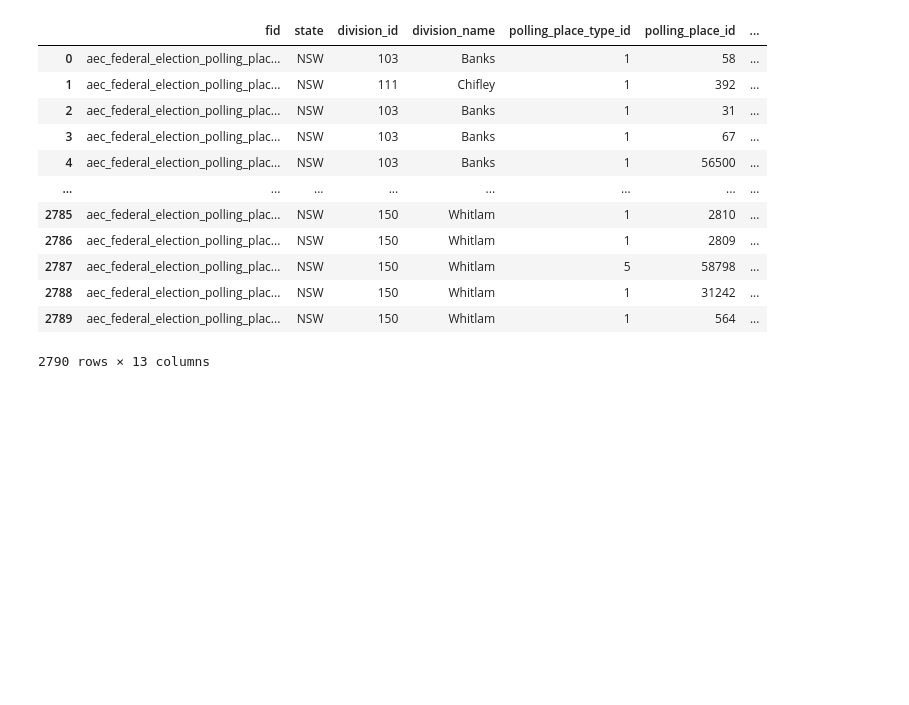
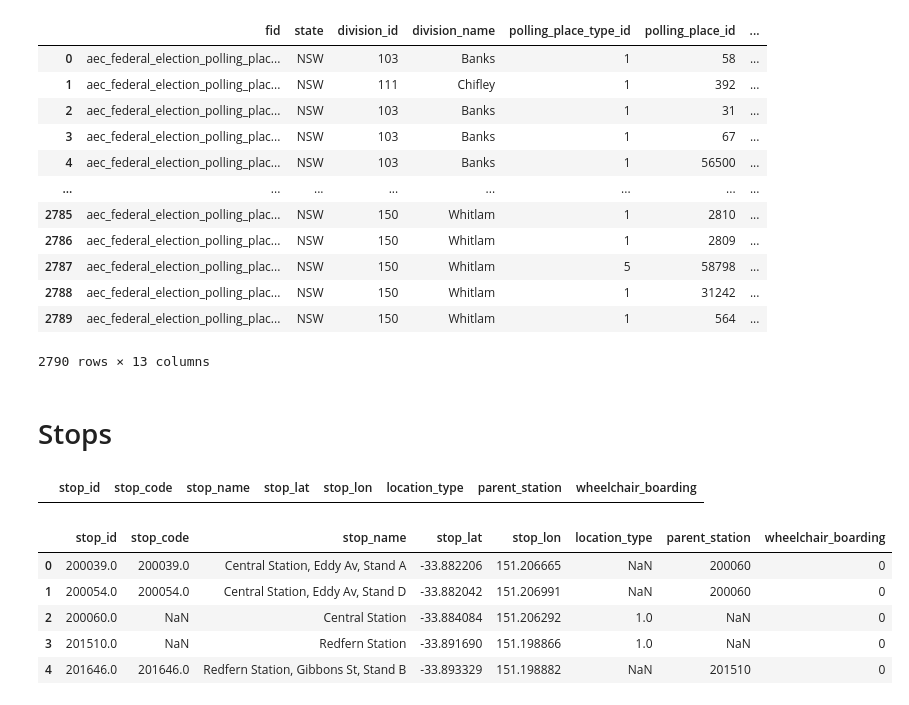
Before and after one commit to joshuahallam127/DATA2901_Assign, a Jupyter notebook: main.ipynb, the cells around one changed output. Drawn from its saved outputs; the diff is of its cells as text; code cells hidden in the pictures; blank space fills up the shorter version.

```diff
--- a/main.ipynb
+++ b/main.ipynb
@@ -837,3 +837,25 @@ query(conn, "select * from polling_places")
 | 2788 | aec_federal_election_polling_plac... | NSW | 150 | Whitlam | 1 | 31242 | ... |
 | 2789 | aec_federal_election_polling_plac... | NSW | 150 | Whitlam | 1 | 564 | ... |
 2790 rows × 13 columns
+# %% [markdown]
+# Stops
+# %%
+stops = stops.drop(['platform_code'], axis = 1)
+# %%
+stops.head(20)
+stops['stop_id'] = pd.to_numeric(stops['stop_id'], errors='coerce')
+stops['stop_code'] = pd.to_numeric(stops['stop_code'], errors='coerce')
+temp = stops[stops['stop_code'].notna() & stops['stop_id'].notna()]
+temp[temp['stop_id'].astype(int) != temp['stop_code'].astype(int)].head(5)
+#stops[stops['stop_id'].astype(float).astype(string) != stops['stop_code'].astype(string)].head(5)
+# %% [output]
+|  | stop_id | stop_code | stop_name | stop_lat | stop_lon | location_type | parent_station | wheelchair_boarding |
+# %%
+stops.head()
+# %% [output]
+|  | stop_id | stop_code | stop_name | stop_lat | stop_lon | location_type | parent_station | wheelchair_boarding |
+| 0 | 200039.0 | 200039.0 | Central Station, Eddy Av, Stand A | -33.882206 | 151.206665 | NaN | 200060 | 0 |
+| 1 | 200054.0 | 200054.0 | Central Station, Eddy Av, Stand D | -33.882042 | 151.206991 | NaN | 200060 | 0 |
+| 2 | 200060.0 | NaN | Central Station | -33.884084 | 151.206292 | 1.0 | NaN | 0 |
+| 3 | 201510.0 | NaN | Redfern Station | -33.891690 | 151.198866 | 1.0 | NaN | 0 |
+| 4 | 201646.0 | 201646.0 | Redfern Station, Gibbons St, Stand B | -33.893329 | 151.198882 | NaN | 201510 | 0 |
```
Also changed, not shown: parts of 22 cells of this notebook, 1 other file.
